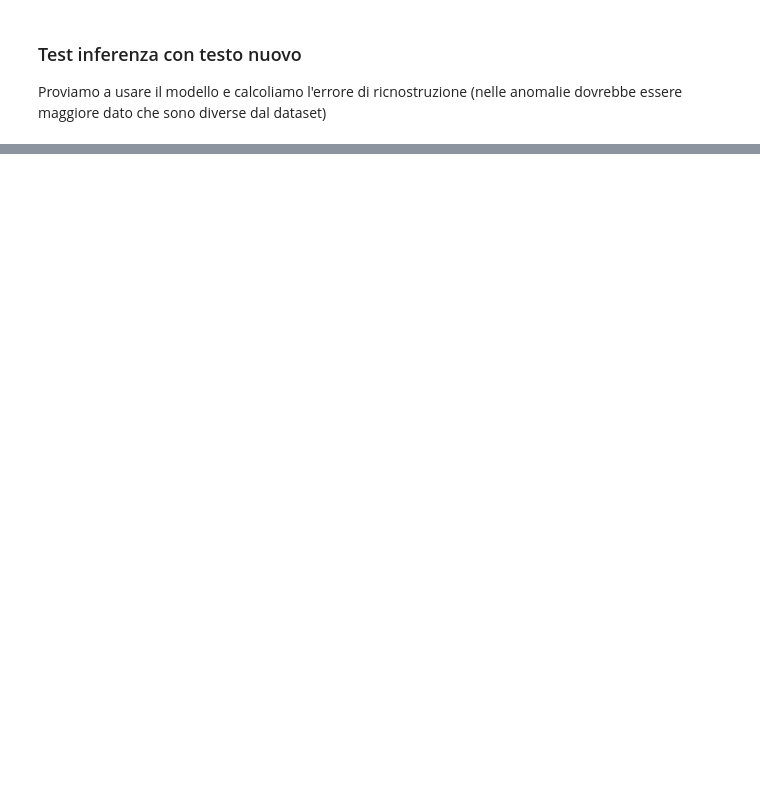
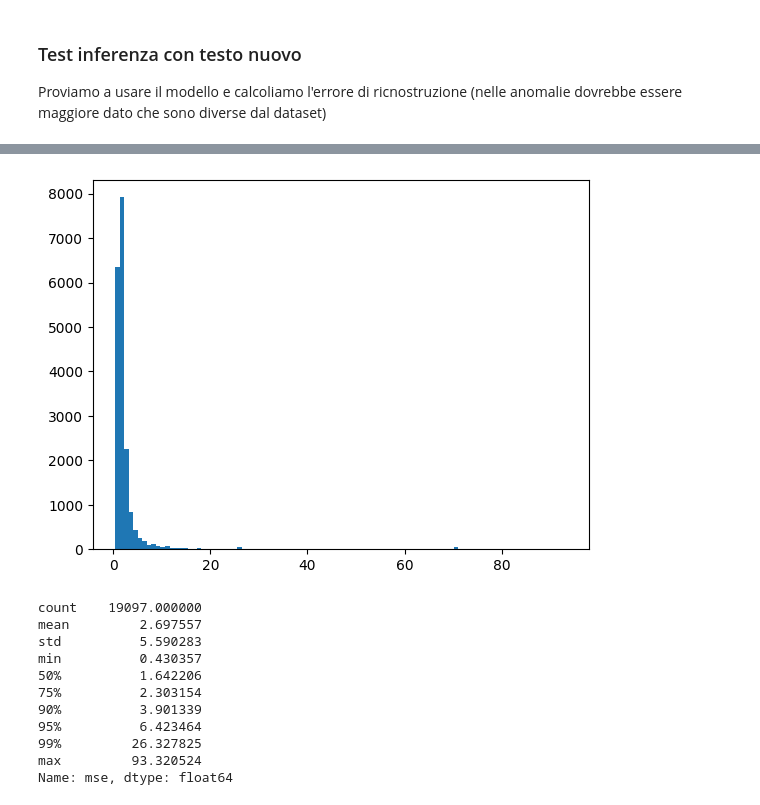
Before and after one commit to bovaristEliza/AE-GuANto, a Jupyter notebook: spacy-autoenc.ipynb, the cells around one changed output, grey strips where cells are left out. Cells and saved outputs as stored; diff of their text form; code cells hidden in the pictures; blank space fills up the shorter version.

```diff
--- a/spacy-autoenc.ipynb
+++ b/spacy-autoenc.ipynb
@@ -428,0 +530,16 @@ Proviamo a usare il modello e calcoliamo l'errore di ricnostruzione (nelle anoma
+# %%
+def add_noise(x, noise_factor=0.2):
+    x = x + np.random.randn(*x.shape) * noise_factor
+    x = x.clip(0., 1.)
+    return x
+
+X_train_noisy = add_noise(vax_df[numeric_columns_names])
+
+history = keras_autoencoder.fit(
+    X_train_noisy, vax_df[numeric_columns_names],
+    shuffle=True,
+    epochs=EPOCHS,
+    batch_size=BATCH_SIZE,
+    callbacks=cb,
+    #validation_data=(X_validate_transformed, X_validate_transformed)
+);
@@ -428,0 +564,18 @@ Proviamo a usare il modello e calcoliamo l'errore di ricnostruzione (nelle anoma
+# %%
+import pandas as pd
+import matplotlib.pyplot as plt
+# ANALISI errore ricostruzione nel dataset originale
+recontructions = keras_autoencoder.predict(vax_df[numeric_columns_names])
+
+mse = np.mean(np.power(vax_df[numeric_columns_names] - recontructions, 2), axis=1)
+
+#create a dataframe with 2 columns text and mse
+test = pd.DataFrame({'clean_text': vax_df["clean_text"], 'mse': mse})
+
+#draw an histogram with mse
+plt.hist(test['mse'], bins=100,  label='mse')
+plt.show()
+
+#some statistics
+print(test['mse'].describe(percentiles=[0.5, 0.75, 0.9, 0.95, 0.99]))
+# %% [output]
@@ -429,3 +583,15 @@ Proviamo a usare il modello e calcoliamo l'errore di ricnostruzione (nelle anoma
+[figure, added]
+count    19097.000000
+mean         2.697557
+std          5.590283
+min          0.430357
+50%          1.642206
+75%          2.303154
+90%          3.901339
+95%          6.423464
+99%         26.327825
+max         93.320524
+Name: mse, dtype: float64
 # %%
 # Applicazione del modello all'anomaly detection
 from scipy.spatial.distance import cosine
```
Also changed, not shown: parts of 12 cells of this notebook.
